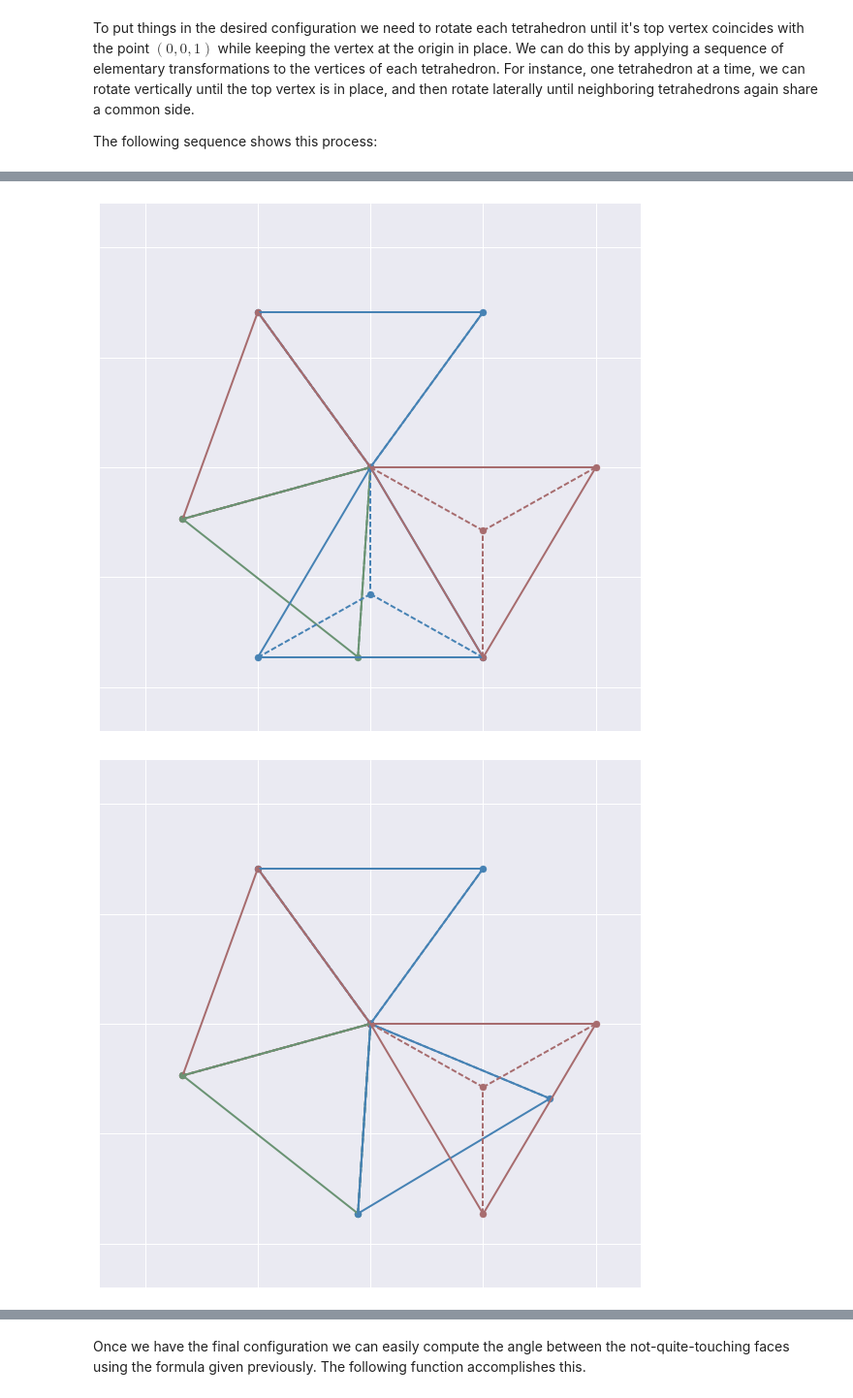
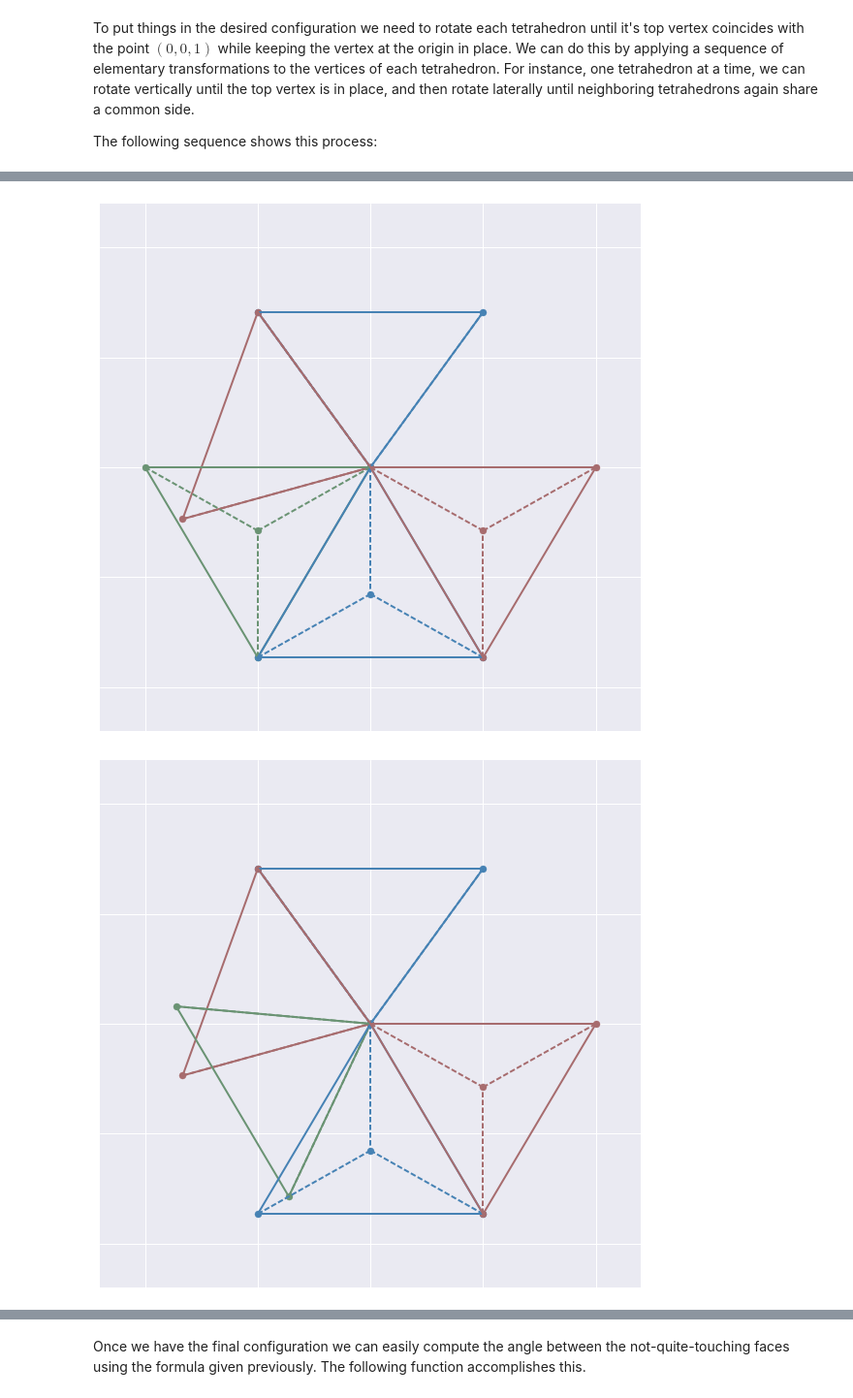
Before and after one commit to chrisketelsen/FiveThirtyEight-Riddlers, a Jupyter notebook: Aug11_2017RiddlerClassic.ipynb, the cells around one changed output, grey strips where cells are left out. Shown at 97% size. Cells and saved outputs as stored; diff of their text form; code cells hidden in the pictures.

```diff
--- a/Aug11_2017RiddlerClassic.ipynb
+++ b/Aug11_2017RiddlerClassic.ipynb
@@ -28,6 +28,7 @@ To put things in the desired configuration we need to rotate each tetrahedron un
 
 The following sequence shows this process:
 # %%
+megaTet = TetUnion()
 megaTet.fold(showPlot=True)
 # %% [output]
 [figure]
@@ -36,2 +37,2 @@ megaTet.fold(showPlot=True)
-[figure, old version]
+[figure, new version]
-[figure, old version]
+[figure, new version]
```
Also changed, not shown: parts of 3 cells of this notebook.
